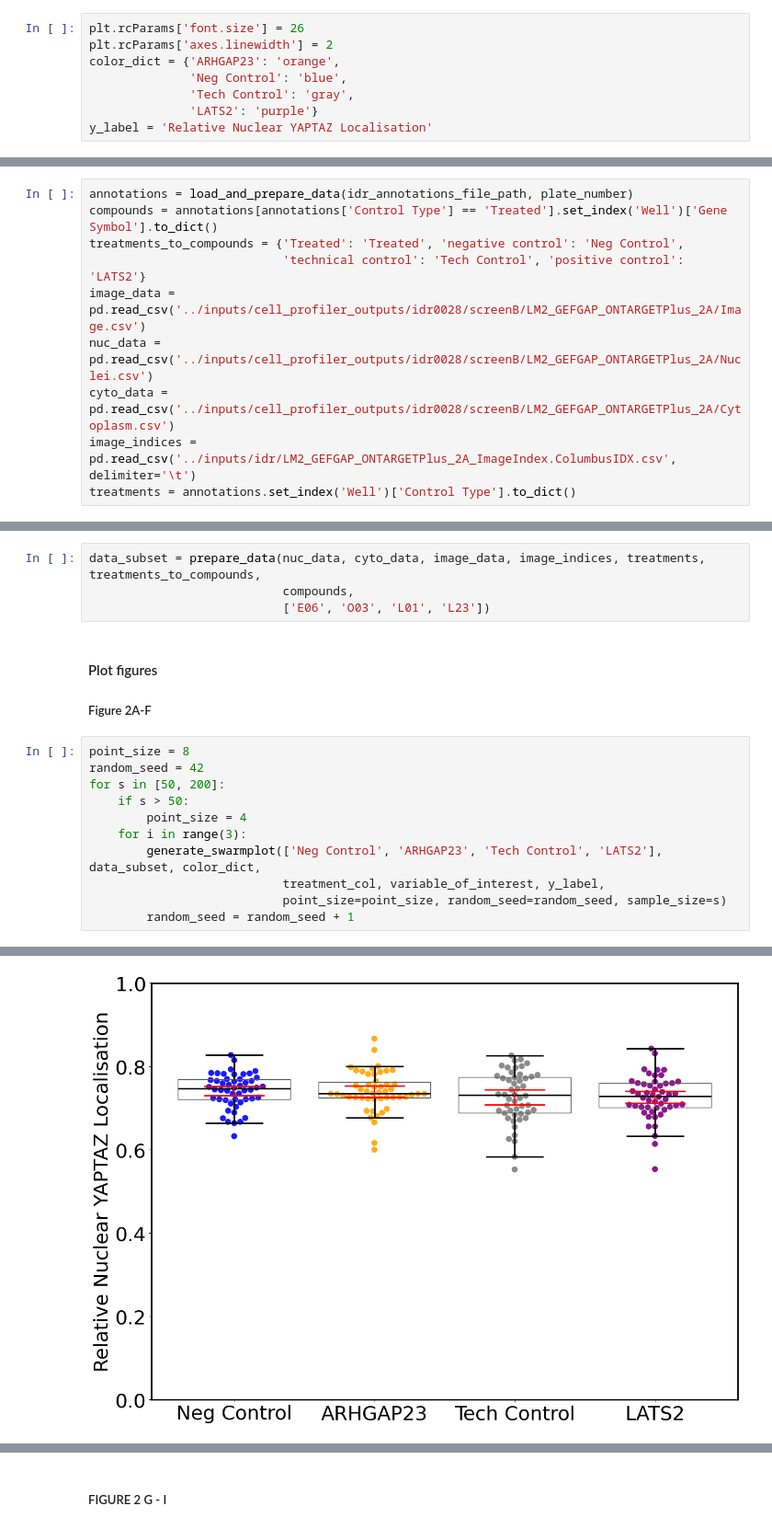
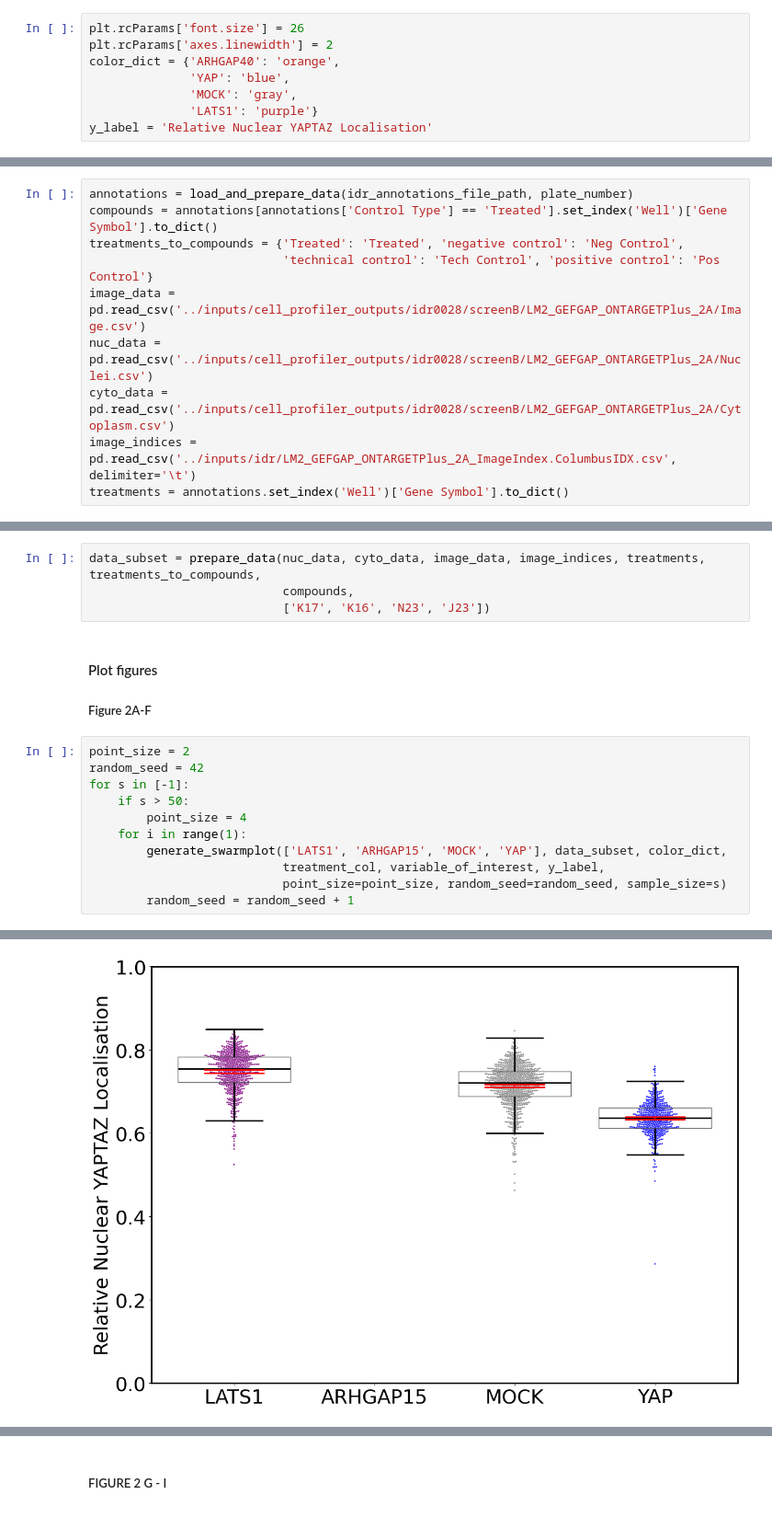
Before and after one commit to FrancisCrickInstitute/Enhancing-Reproducibility, a Jupyter notebook: notebooks/companion_notebook_idr0028.ipynb, the cells around one changed output, grey strips where cells are left out. Shown: that part at 92% size. Drawn from its saved outputs; the diff is of its cells as text.

Commit message:
Small modifications, searching for appropriate wells

```diff
--- a/notebooks/companion_notebook_idr0028.ipynb
+++ b/notebooks/companion_notebook_idr0028.ipynb
@@ -12,10 +12,10 @@ from utility_functions import *
 # %%
 plt.rcParams['font.size'] = 26
 plt.rcParams['axes.linewidth'] = 2
-color_dict = {'ARHGAP23': 'orange',
-              'Neg Control': 'blue',
-              'Tech Control': 'gray',
-              'LATS2': 'purple'}
+color_dict = {'ARHGAP40': 'orange',
+              'YAP': 'blue',
+              'MOCK': 'gray',
+              'LATS1': 'purple'}
 y_label = 'Relative Nuclear YAPTAZ Localisation'
 # %% [markdown]
 #### Set up variables
@@ -31,29 +31,29 @@ idr_annotations_file_path = '../inputs/idr/idr0028-screenB-annotation.csv'
 annotations = load_and_prepare_data(idr_annotations_file_path, plate_number)
 compounds = annotations[annotations['Control Type'] == 'Treated'].set_index('Well')['Gene Symbol'].to_dict()
 treatments_to_compounds = {'Treated': 'Treated', 'negative control': 'Neg Control',
-                           'technical control': 'Tech Control', 'positive control': 'LATS2'}
+                           'technical control': 'Tech Control', 'positive control': 'Pos Control'}
 image_data = pd.read_csv('../inputs/cell_profiler_outputs/idr0028/screenB/LM2_GEFGAP_ONTARGETPlus_2A/Image.csv')
 nuc_data = pd.read_csv('../inputs/cell_profiler_outputs/idr0028/screenB/LM2_GEFGAP_ONTARGETPlus_2A/Nuclei.csv')
 cyto_data = pd.read_csv('../inputs/cell_profiler_outputs/idr0028/screenB/LM2_GEFGAP_ONTARGETPlus_2A/Cytoplasm.csv')
 image_indices = pd.read_csv('../inputs/idr/LM2_GEFGAP_ONTARGETPlus_2A_ImageIndex.ColumbusIDX.csv', delimiter='\t')
-treatments = annotations.set_index('Well')['Control Type'].to_dict()
+treatments = annotations.set_index('Well')['Gene Symbol'].to_dict()
 # %% [markdown]
 #### Select data subsets
 # %%
 data_subset = prepare_data(nuc_data, cyto_data, image_data, image_indices, treatments, treatments_to_compounds,
                            compounds,
-                           ['E06', 'O03', 'L01', 'L23'])
+                           ['K17', 'K16', 'N23', 'J23'])
 # %% [markdown]
 #### Plot figures
 ##### Figure 2A-F
 # %%
-point_size = 8
+point_size = 2
 random_seed = 42
-for s in [50, 200]:
+for s in [-1]:
     if s > 50:
         point_size = 4
-    for i in range(3):
-        generate_swarmplot(['Neg Control', 'ARHGAP23', 'Tech Control', 'LATS2'], data_subset, color_dict,
+    for i in range(1):
+        generate_swarmplot(['LATS1', 'ARHGAP15', 'MOCK', 'YAP'], data_subset, color_dict,
                            treatment_col, variable_of_interest, y_label,
                            point_size=point_size, random_seed=random_seed, sample_size=s)
         random_seed = random_seed + 1
@@ -61 +65 @@ for s in [50, 200]:
-[figure, old version]
+[figure, new version]
```
Also changed, not shown: parts of 1 cell of this notebook, 1 other file.
